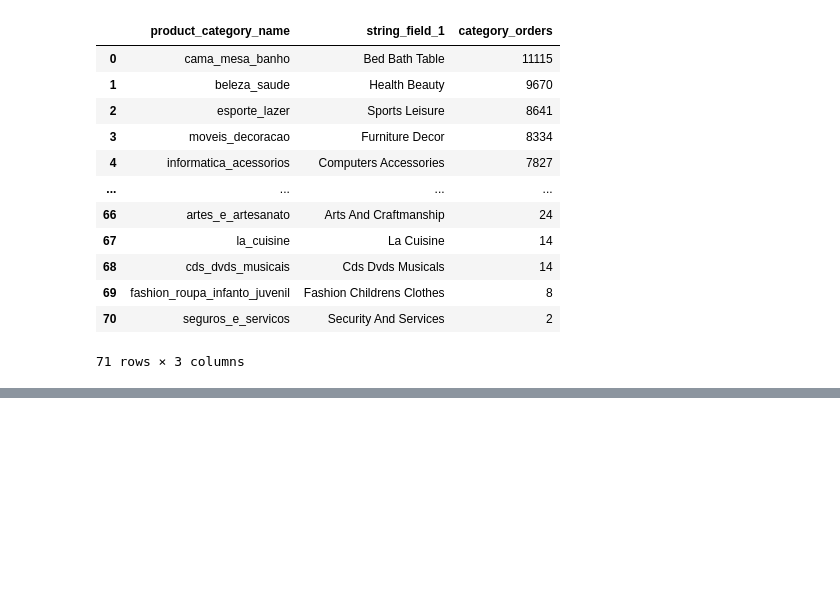
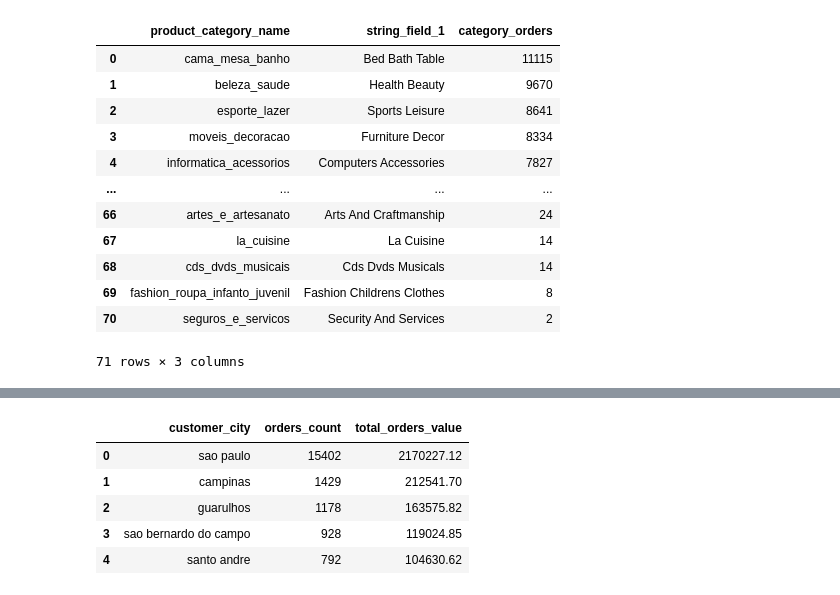
Before and after one commit to yeesoontuck/module2-project, a Jupyter notebook: notebooks/working/yee_scratch.ipynb, the cells around one changed output, grey strips where cells are left out. Drawn from its saved outputs; the diff is of its cells as text; code cells hidden in the pictures; blank space fills up the shorter version.

```diff
--- a/notebooks/working/yee_scratch.ipynb
+++ b/notebooks/working/yee_scratch.ipynb
@@ -98,0 +188,24 @@ df2
+# %%
+project_id = "concise-faculty-452613-a1"
+
+sql = """
+select
+c.customer_city, count(*) as orders_count, SUM(o.total_order_value) AS total_orders_value
+
+FROM `concise-faculty-452613-a1.brazil_e_commerce.fact_orders_star` AS o
+INNER JOIN `concise-faculty-452613-a1.brazil_e_commerce.dim_customers_star` AS c
+ON o.customer_id = c.customer_id
+WHERE c.customer_state = 'SP'
+GROUP BY customer_city
+ORDER BY orders_count DESC
+"""
+df5 = pandas_gbq.read_gbq(sql, project_id=project_id)
+# %%
+df5.head()
+# %% [output]
+|  | customer_city | orders_count | total_orders_value |
+| 0 | sao paulo | 15402 | 2170227.12 |
+| 1 | campinas | 1429 | 212541.70 |
+| 2 | guarulhos | 1178 | 163575.82 |
+| 3 | sao bernardo do campo | 928 | 119024.85 |
+| 4 | santo andre | 792 | 104630.62 |
```
Also changed, not shown: parts of 9 cells of this notebook, 4 other files.
